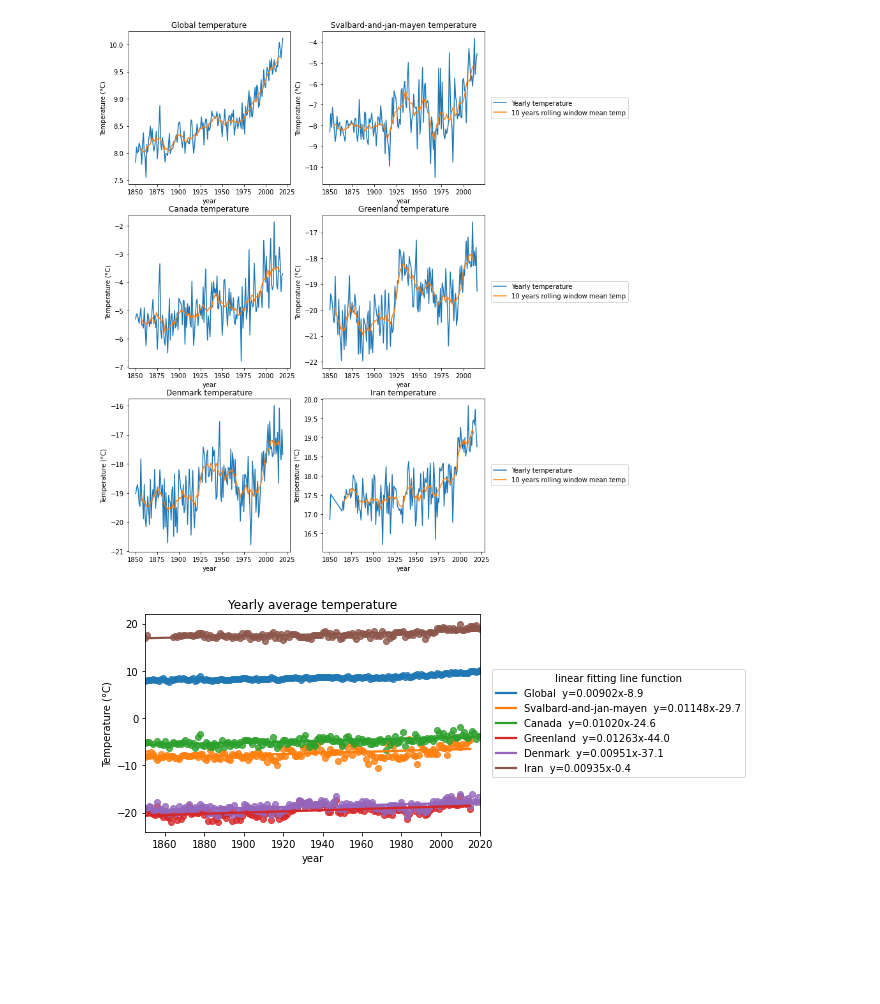
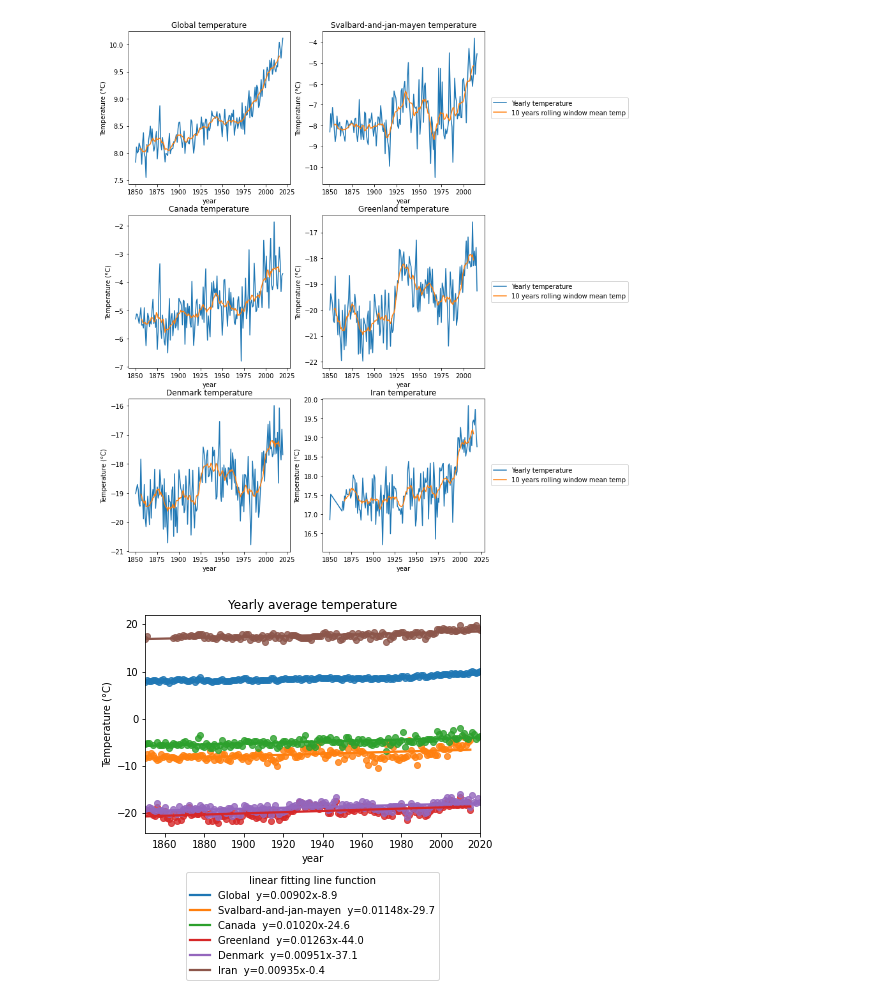
Before and after one commit to nankli/Python_EDA_group_project, a Jupyter notebook: Most_heated_countries_Nan.ipynb, the cells around one changed output. Saved outputs shown, nothing was run; the diff lists cells and outputs as text; code cells hidden in the pictures; blank space fills up the shorter version.

```diff
--- a/Most_heated_countries_Nan.ipynb
+++ b/Most_heated_countries_Nan.ipynb
@@ -345,21 +345,21 @@ plt.savefig('temp_by_countries_average.png',bbox_inches = "tight")
 # %%
 #use seaborn to get linear fit for each location temperature
 #use linregression to get slope and intercept for legend
 slope_list_1850 = []
 for location in ['Global','Svalbard-and-jan-mayen','Canada','Greenland','Denmark','Iran']:
     df = tempdata_year3[tempdata_year3['Location']==location]
     #df = df.set_index('year')
     slope, intercept, r_value, p_value, std_err = stats.linregress(df['year'],df['mean_temp'])
 
     slope_list_1850.append(slope)
     ax=sns.regplot(x ='year', y='mean_temp', data=df,
                    line_kws={'label':location+"  y={0:.5f}x{1:.1f}".format(slope,intercept)})
     ax.set_ylabel('Temperature (°C)')
-    ax.legend(bbox_to_anchor=(1.02,0.5), loc='center left', title='linear fitting line function')
+    ax.legend(bbox_to_anchor=(0.5,-0.7), loc='lower center', title='linear fitting line function')
 ax.set_title('Yearly average temperature')
 plt.savefig('temp_by_countries_fitting_1850.png',bbox_inches = "tight")
 # %% [output]
-[figure, old version]
+[figure, new version]
 # %%
 #use seaborn to get linear fit for each location temperature
 #use linregression to get slope and intercept for legend
```
Also changed, not shown: parts of 3 cells of this notebook.
